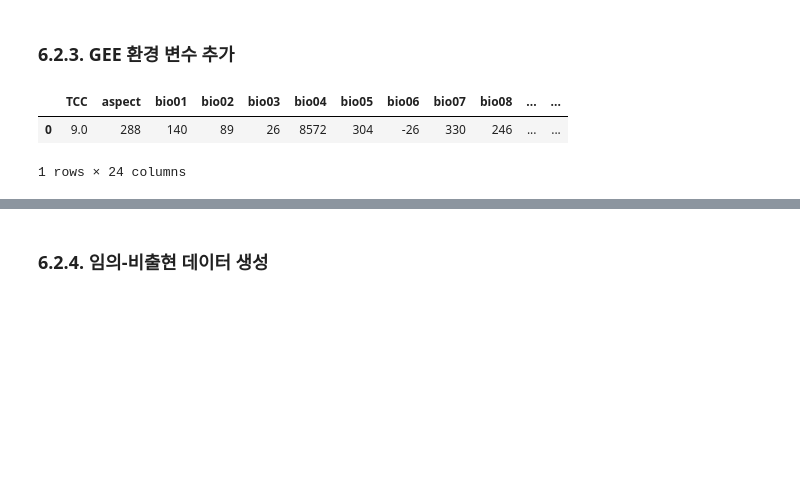
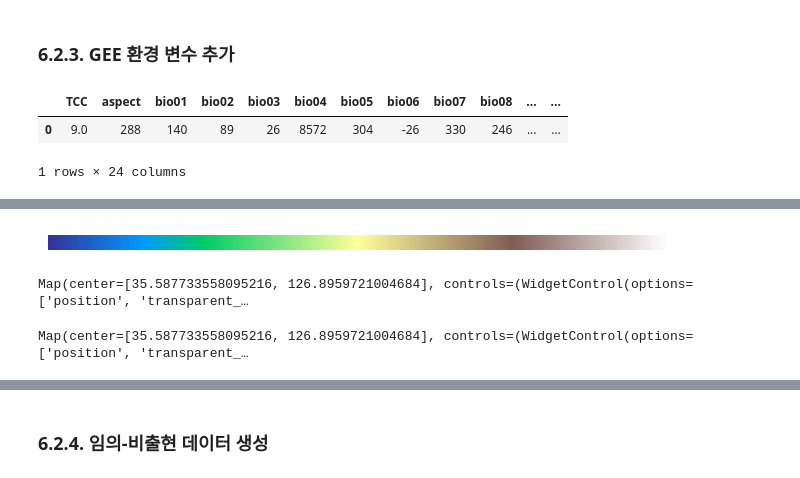
Before and after one commit to osgeokr/GEE-PAM-Book, a Jupyter notebook: Chapter6_Species_Distribution_Modeling.ipynb, the cells around one changed output, grey strips where cells are left out. Drawn from its saved outputs; the diff is of its cells as text; code cells hidden in the pictures; blank space fills up the shorter version.

```diff
--- a/Chapter6_Species_Distribution_Modeling.ipynb
+++ b/Chapter6_Species_Distribution_Modeling.ipynb
@@ -321,26 +364,44 @@ cm.plot_colormaps(width=8.0, height=0.2)
 # %%
-cm.plot_colormap('terrain', width=8.0, height=0.2, orientation='horizontal')
+cm.plot_colormap('terrain',
+                 width=8.0, height=0.2, orientation='horizontal')
+# %% [output]
+[figure, added]
 # %%
+# Elevation
 Map = geemap.Map(layout={'height':'400px', 'width':'800px'})
 Map.add_layer(Vworld_Base)
 
-vis_params = {'bands':['elevation'], 'min': 0, 'max': 1800, 'palette': cm.palettes.terrain}
+vis_params = {'bands':['elevation'],
+              'min': 0, 'max': 1800, 'palette': cm.palettes.terrain}
 Map.addLayer(predictors, vis_params, 'elevation')
-Map.add_colorbar(vis_params, label="Elevation (m)", orientation="vertical", layer_name="elevation")
+Map.add_colorbar(vis_params, label="Elevation (m)",
+                 orientation="vertical", layer_name="elevation")
 Map.centerObject(AOI, 6)
 Map
+# %% [output]
+Map(center=[35.587733558095216, 126.8959721004684], controls=(WidgetControl(options=['position', 'transparent_…
 # %%
-min_val = predictors.select("bio09").multiply(0.1).reduceRegion(reducer=ee.Reducer.min(), scale=1000).getInfo()
-max_val = predictors.select("bio09").multiply(0.1).reduceRegion(reducer=ee.Reducer.max(), scale=1000).getInfo()
+# bio09 최소값 & 최대값
+min_val = predictors.select("bio09").multiply(0.1). \
+reduceRegion(reducer=ee.Reducer.min(), scale=1000).getInfo()
+max_val = predictors.select("bio09").multiply(0.1). \
+reduceRegion(reducer=ee.Reducer.max(), scale=1000).getInfo()
 
 Map = geemap.Map(layout={'height':'400px', 'width':'800px'})
 Map.add_layer(Vworld_Base)
 
-vis_params = {'min': math.floor(min_val['bio09']), 'max': math.ceil(max_val['bio09']), 'palette': cm.palettes.hot}
-Map.addLayer(predictors.select("bio09").multiply(0.1), vis_params, 'bio09')
-Map.add_colorbar(vis_params, label="Mean temperature of driest quarter (℃)", orientation="vertical", layer_name="bio09")
+vis_params = {'min': math.floor(min_val['bio09']), \
+              'max': math.ceil(max_val['bio09']),
+              'palette': cm.palettes.hot}
+Map.addLayer(predictors.select("bio09").multiply(0.1),
+             vis_params, 'bio09')
+Map.add_colorbar(vis_params,
+                 label="Mean temperature of driest quarter (℃)",
+                 orientation="vertical", layer_name="bio09")
 Map.centerObject(AOI, 6)
 Map
+# %% [output]
+Map(center=[35.587733558095216, 126.8959721004684], controls=(WidgetControl(options=['position', 'transparent_…
 # %%
 Map = geemap.Map(layout={'height':'400px', 'width':'800px'})
 Map.add_layer(Vworld_Base)
```
Also changed, not shown: parts of 41 cells of this notebook.
